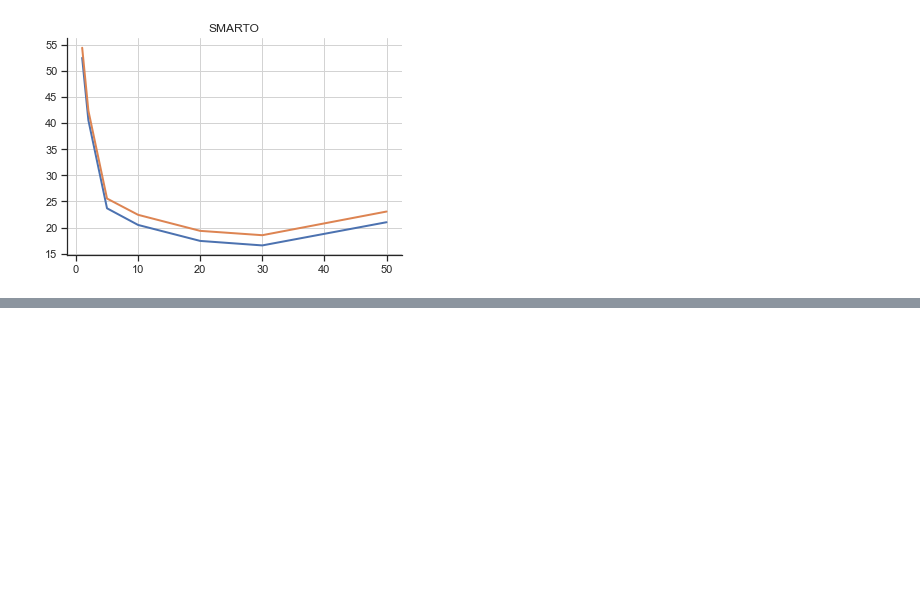
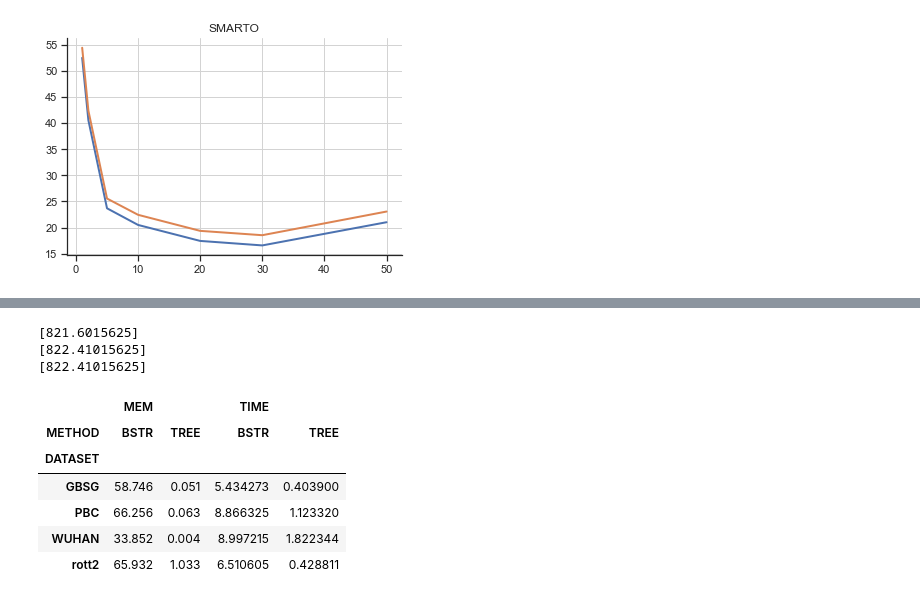
Before and after one commit to iuliivasilev/dev-survivors, a Jupyter notebook: demonstration/Dissertation/Chapter5_Survivors.ipynb, the cells around one changed output, grey strips where cells are left out. Saved outputs shown, nothing was run; the diff lists cells and outputs as text; code cells hidden in the pictures; blank space fills up the shorter version.

```diff
--- a/demonstration/Dissertation/Chapter5_Survivors.ipynb
+++ b/demonstration/Dissertation/Chapter5_Survivors.ipynb
@@ -175,0 +649,15 @@ plt.show()
+# %%
+print(memory_usage())
+tree = CRAID(**p)
+tree.fit(X_tr, y_tr)
+print(memory_usage())
+pred_sf = tree.predict_at_times(X_tr, bins=bins_HO, mode="surv")
+pred_sf[:, -1] = 0
+pred_sf[:, 0] = 1
+pred_time = tree.predict(X_tr, target=cnt.TIME_NAME)
+pred_hf = tree.predict_at_times(X_tr, bins=bins_HO, mode="hazard")
+print(memory_usage())
+# %% [output]
+[821.6015625]
+[822.41015625]
+[822.41015625]
@@ -175,0 +666,11 @@ plt.show()
+# %%
+pd.pivot_table(df_sh, values=['TIME', "MEM"], index=['DATASET'],
+                      columns=['METHOD'], aggfunc="sum")
+# %% [output]
+|  | MEM |  | TIME |  |
+| METHOD | BSTR | TREE | BSTR | TREE |
+| DATASET |  |  |  |  |
+| GBSG | 58.746 | 0.051 | 5.434273 | 0.403900 |
+| PBC | 66.256 | 0.063 | 8.866325 | 1.123320 |
+| WUHAN | 33.852 | 0.004 | 8.997215 | 1.822344 |
+| rott2 | 65.932 | 1.033 | 6.510605 | 0.428811 |
```
Also changed, not shown: parts of 15 cells of this notebook, 1 other file.
